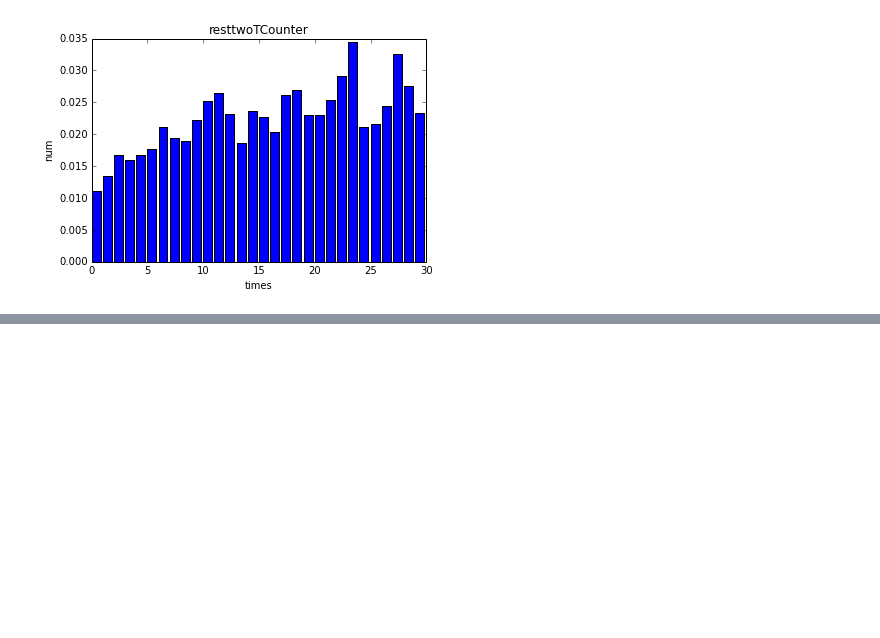
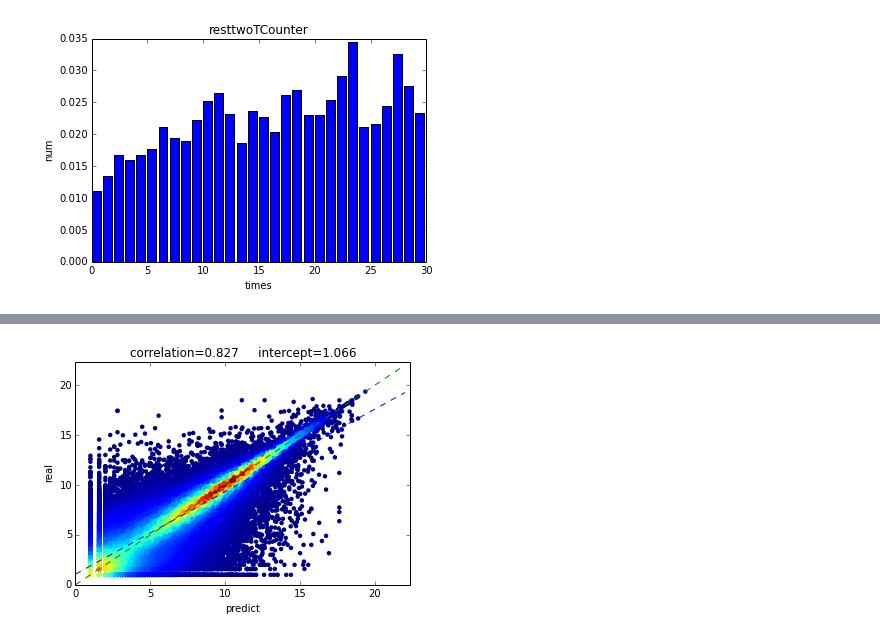
Before and after one commit to Toendex/CS579-final-project, a Jupyter notebook: tap.ipynb, the cells around one changed output, grey strips where cells are left out. Saved outputs shown, nothing was run; the diff lists cells and outputs as text; code cells hidden in the pictures; blank space fills up the shorter version.

```diff
--- a/tap.ipynb
+++ b/tap.ipynb
@@ -577,50 +808,61 @@ def getY(objlst):
-# %%
-def plot_trends(x, y1, y2, label1, label2):
-    # Plot two trends with different y-scales
-    fig, ax1 = plt.subplots()
-    ax1.plot(y1, 'b.-', label=label1)
-    ax1.set_ylabel(label1, color='b')
-    plt.xticks(range(len(x))[::20], x[::20], rotation='90')
-    ax2 = ax1.twinx()
-    ax2.plot(y2, 'g.-', label=label2)
-    ax2.set_ylabel(label2, color='g')
-    plt.show()
 # %%
+#Decision tree regressor
+
 from sklearn.cross_validation import KFold
 from sklearn.linear_model import LinearRegression
 from sklearn.linear_model import LogisticRegression
 from scipy.stats.stats import pearsonr
 import math
 from sklearn.metrics import accuracy_score, confusion_matrix
 from itertools import product
 from sklearn.metrics import mean_squared_error
 from sklearn.metrics import r2_score
+from sklearn.ensemble import BaggingRegressor
+from sklearn import tree
 
-def doooo(a,b,c,d,e):
+def doooo3(lexicons,a,b,c,d,e,downR=0.8):
     vec=DictVectorizer()
-    X=getXmatrix(objlst,vec,a,b,c)
-    Y=getY(objlst)
-    up=0
-    down=60000
+    X=getXmatrix(lexicons,objlst,vec,a,b,c,2)
+    Y=getY(objlst,2)
 #     reg=LogisticRegression()
 #     reg.fit(X[up:down],Y[up:down])
-    reg = LinearRegression(normalize=d,fit_intercept=e)
-    reg.fit(X[up:down],Y[up:down])
+#     reg = BaggingRegressor(base_estimator=LinearRegression(normalize=d,fit_intercept=e))
+#     reg = BaggingRegressor()
+#     reg=LinearRegression(normalize=d,fit_intercept=e)
+    reg=tree.DecisionTreeRegressor()
+    down=int(downR*len(Y))
+    reg.fit(X[:down].toarray(),Y[:down])
 
-    testSize=100
-    test_preds = [max(0,x) for x in reg.predict(X[down:down+testSize])]
+    test_preds = [max(0,x) for x in reg.predict(X[down:].toarray())]
 
-    # a=[toDegree(x) for x in test_preds]
-    # b=[toDegree(x) for x in Y[down:down+testSize]]
-    # print ((np.array(a)-np.array(b))/(np.array(b)+1.0))
-
-    # print zip(test_preds, Y[down:down+testSize])
-#     print 'correlation:', pearsonr(test_preds, Y[down:down+testSize])
-    # print 'acc=',accuracy_score(test_preds, Y[down:down+testSize])
-
-    plot_trends(range(0,testSize),test_preds,Y[down:down+testSize],'a','b')
-
-#     print 'coef=\n', '\n'.join(str(a) for a in zip(vec.get_feature_names(),reg.coef_)), '\nintercept=', reg.intercept_
+    plot_trends(test_preds,Y[down:],'predict','real')
 
 #     return pearsonr(test_preds, Y[down:down+testSize]),mean_squared_error(Y[down:down+testSize], test_preds),zip(vec.get_feature_names(),reg.coef_),reg.intercept_
-    return pearsonr(test_preds, Y[down:down+testSize]),math.sqrt(mean_squared_error(Y[down:down+testSize], test_preds)),r2_score(Y[down:down+testSize], test_preds),zip(vec.get_feature_names(),reg.coef_),reg.intercept_
+#     return pearsonr(test_preds, Y[down:down+testSize]),math.sqrt(mean_squared_error(Y[down:down+testSize], test_preds)),r2_score(Y[down:down+testSize], test_preds)
+    return pearsonr(test_preds, Y[down:]),math.sqrt(mean_squared_error(Y[down:], test_preds)),r2_score(Y[down:], test_preds),reg
+
+
+logTimeRate=range(2,3)
+logFollowersRate=range(2,3)
+logFriendsRate=range(2,3)
+# normalize=[True,False]
+# fit_intercept=[True,False]
+normalize=[True]
+fit_intercept=[True]
+
+argnames = ['logTimeRate', 'logFollowersRate', 'logFriendsRate','normalize','fit_intercept']
+option_iter = product(logTimeRate, logFollowersRate, logFriendsRate, normalize, fit_intercept)
+results=[]
+for options in option_iter:
+    dic={}
+    dic['arg_str']='\t'.join('%s=%s' % (name, opt) for name, opt in zip(argnames, options))
+#     dic['correlation'],dic['mse'],dic['score'],dic['coef'],dic['intercept']=doooo(lexicons,*options)
+    dic['correlation'],dic['mse'],dic['score'],dic['reg']=doooo3(lexicons,*options)
+    results.append(dic)
+    print 'corelation:',dic['correlation'],'  mse:',dic['mse'],'  rse(relative squared error)',dic['score']
+    print 'args:',dic['arg_str']
+
+print results[0]['reg'].max_features_
+print results[0]['reg'].feature_importances_
+# %% [output]
+[figure, added]
```
Also changed, not shown: parts of 22 cells of this notebook.
